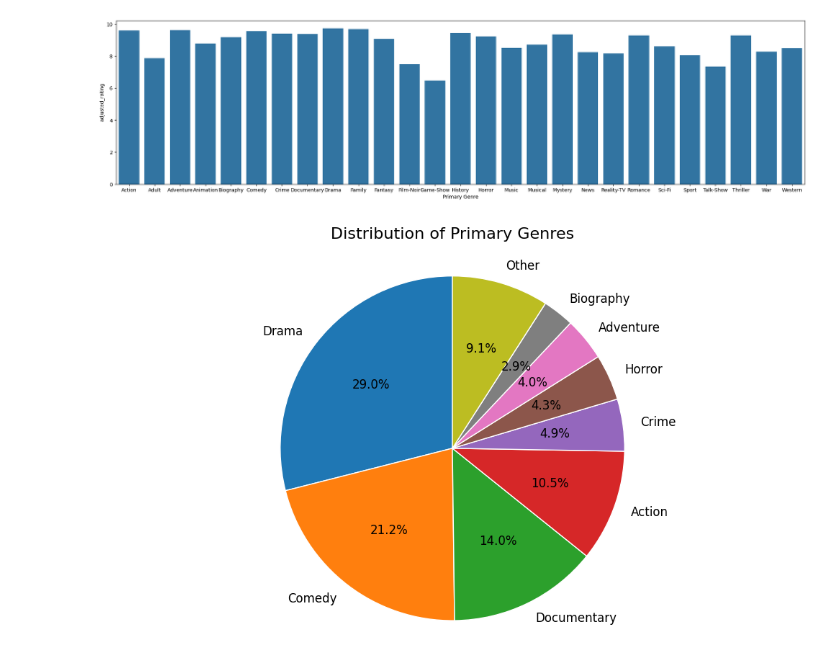
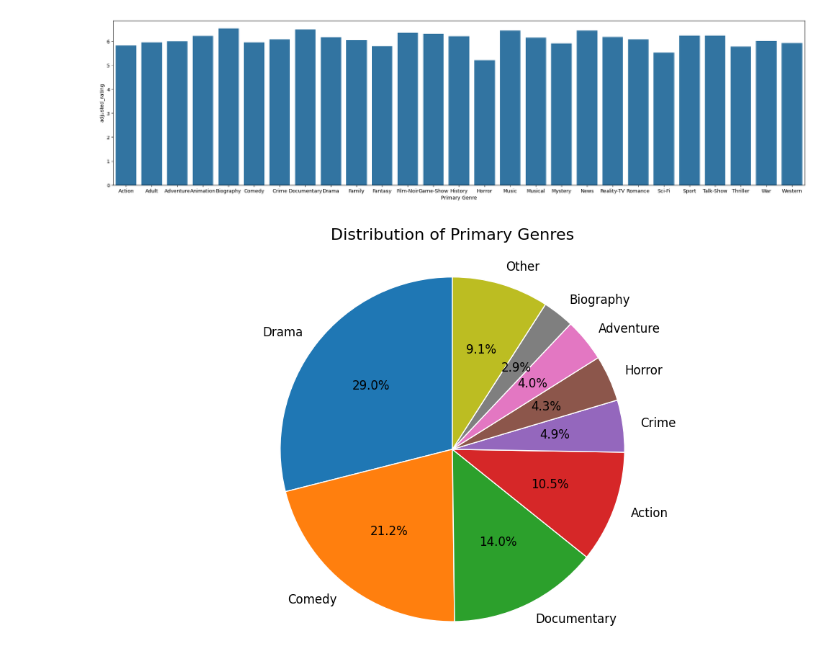
Before and after one commit to RidhyHira/The-Movie-Mashup, a Jupyter notebook: Movie_Analysis.ipynb, the cells around one changed output. Saved outputs shown, nothing was run; the diff lists cells and outputs as text; code cells hidden in the pictures.

```diff
--- a/Movie_Analysis.ipynb
+++ b/Movie_Analysis.ipynb
@@ -25,13 +25,13 @@ final_data.head()
 | 3 | tt0000591 | movie | The Prodigal Son | 1907 | Drama | 5.6 | 31 | 5.96 | ... |
 | 4 | tt0000615 | movie | Robbery Under Arms | 1907 | Drama | 3.9 | 28 | 5.46 | ... |
 # %%
-genre_tab = final_data.groupby('Primary Genre')['adjusted_rating'].max().to_frame()
+genre_tab = final_data.groupby('Primary Genre')['adjusted_rating'].mean().to_frame()
 genre_tab.head()
 plt.figure(figsize=(25,6))
 sns.barplot(x=genre_tab.index,y=genre_tab.adjusted_rating)
 plt.show();
 # %% [output]
-[figure, old version]
+[figure, new version]
 # %%
 threshold = 0.02  # 2% threshold
 genre_counts = final_data['Primary Genre'].value_counts(normalize=True)
```
Also changed, not shown: parts of 2 cells of this notebook.
